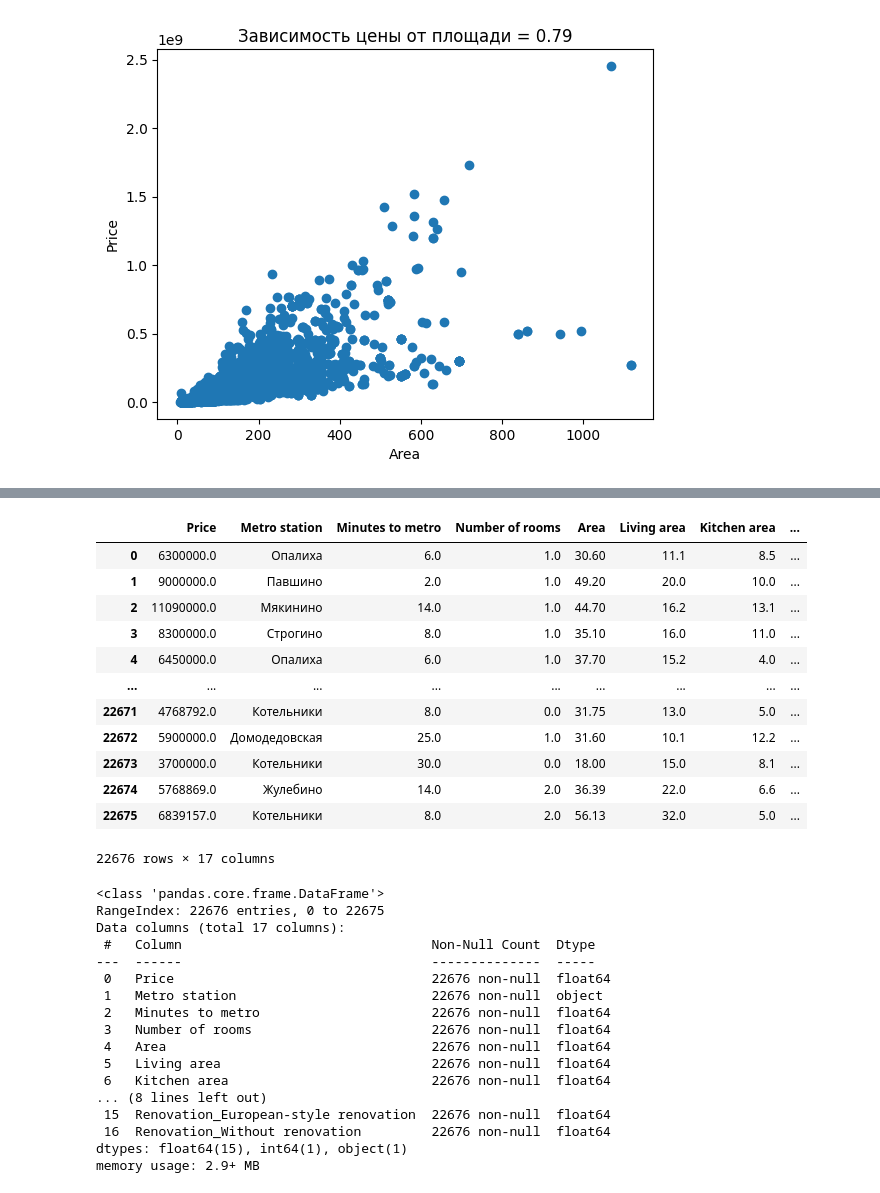
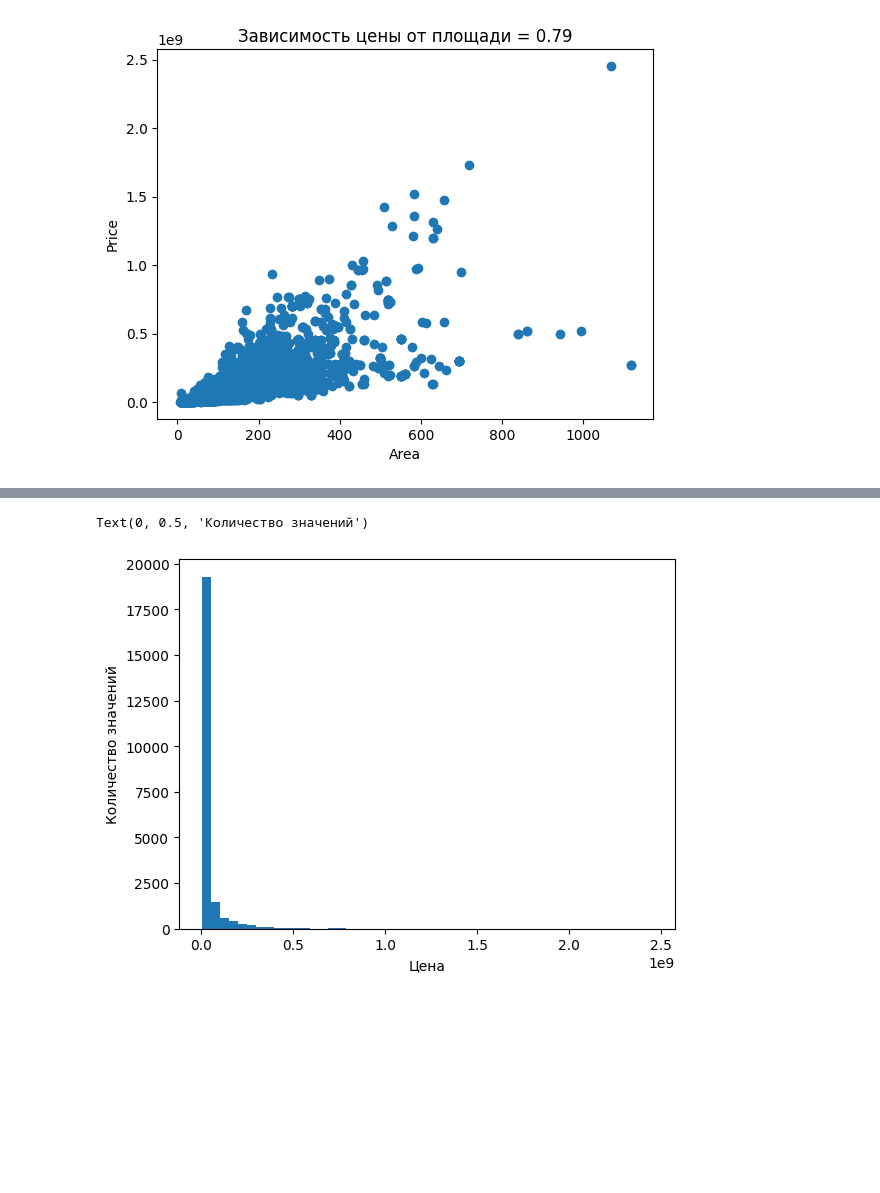
Before and after one commit to whykitsune/dmmt-project-ml, a Jupyter notebook: dw_project.ipynb, the cells around one changed output, grey strips where cells are left out. Drawn from its saved outputs; the diff is of its cells as text; code cells hidden in the pictures; blank space fills up the shorter version.

Commit message:
Закончил анализ значений
Кроме анализа, удалил ненужное кодирование данных

```diff
--- a/dw_project.ipynb
+++ b/dw_project.ipynb
@@ -165,39 +102,7 @@ one_hot_data
-# %%
-df = df.drop(cat_columns, axis=1)
-# %%
-df = pd.concat([df, one_hot_data], axis = 1)
-df
-# %% [output]
-|  | Price | Metro station | Minutes to metro | Number of rooms | Area | Living area | Kitchen area | ... |
-| 0 | 6300000.0 | Опалиха | 6.0 | 1.0 | 30.60 | 11.1 | 8.5 | ... |
-| 1 | 9000000.0 | Павшино | 2.0 | 1.0 | 49.20 | 20.0 | 10.0 | ... |
-| 2 | 11090000.0 | Мякинино | 14.0 | 1.0 | 44.70 | 16.2 | 13.1 | ... |
-| 3 | 8300000.0 | Строгино | 8.0 | 1.0 | 35.10 | 16.0 | 11.0 | ... |
-| 4 | 6450000.0 | Опалиха | 6.0 | 1.0 | 37.70 | 15.2 | 4.0 | ... |
-| ... | ... | ... | ... | ... | ... | ... | ... | ... |
-| 22671 | 4768792.0 | Котельники | 8.0 | 0.0 | 31.75 | 13.0 | 5.0 | ... |
-| 22672 | 5900000.0 | Домодедовская | 25.0 | 1.0 | 31.60 | 10.1 | 12.2 | ... |
-| 22673 | 3700000.0 | Котельники | 30.0 | 0.0 | 18.00 | 15.0 | 8.1 | ... |
-| 22674 | 5768869.0 | Жулебино | 14.0 | 2.0 | 36.39 | 22.0 | 6.6 | ... |
-| 22675 | 6839157.0 | Котельники | 8.0 | 2.0 | 56.13 | 32.0 | 5.0 | ... |
-22676 rows × 17 columns
-# %%
-df.info()
-# %% [output]
-<class 'pandas.core.frame.DataFrame'>
-RangeIndex: 22676 entries, 0 to 22675
-Data columns (total 17 columns):
- #   Column                                Non-Null Count  Dtype
----  ------                                --------------  -----
- 0   Price                                 22676 non-null  float64
- 1   Metro station                         22676 non-null  object
- 2   Minutes to metro                      22676 non-null  float64
- 3   Number of rooms                       22676 non-null  float64
- 4   Area                                  22676 non-null  float64
- 5   Living area                           22676 non-null  float64
- 6   Kitchen area                          22676 non-null  float64
-... (8 lines left out)
- 15  Renovation_European-style renovation  22676 non-null  float64
- 16  Renovation_Without renovation         22676 non-null  float64
-dtypes: float64(15), int64(1), object(1)
-memory usage: 2.9+ MB
+# %%
+plt.hist(df['Price'], bins=50)
+plt.xlabel('Цена')
+plt.ylabel('Количество значений')
+# %% [output]
+Text(0, 0.5, 'Количество значений')
+[figure, added]
```
Also changed, not shown: parts of 15 cells of this notebook.
